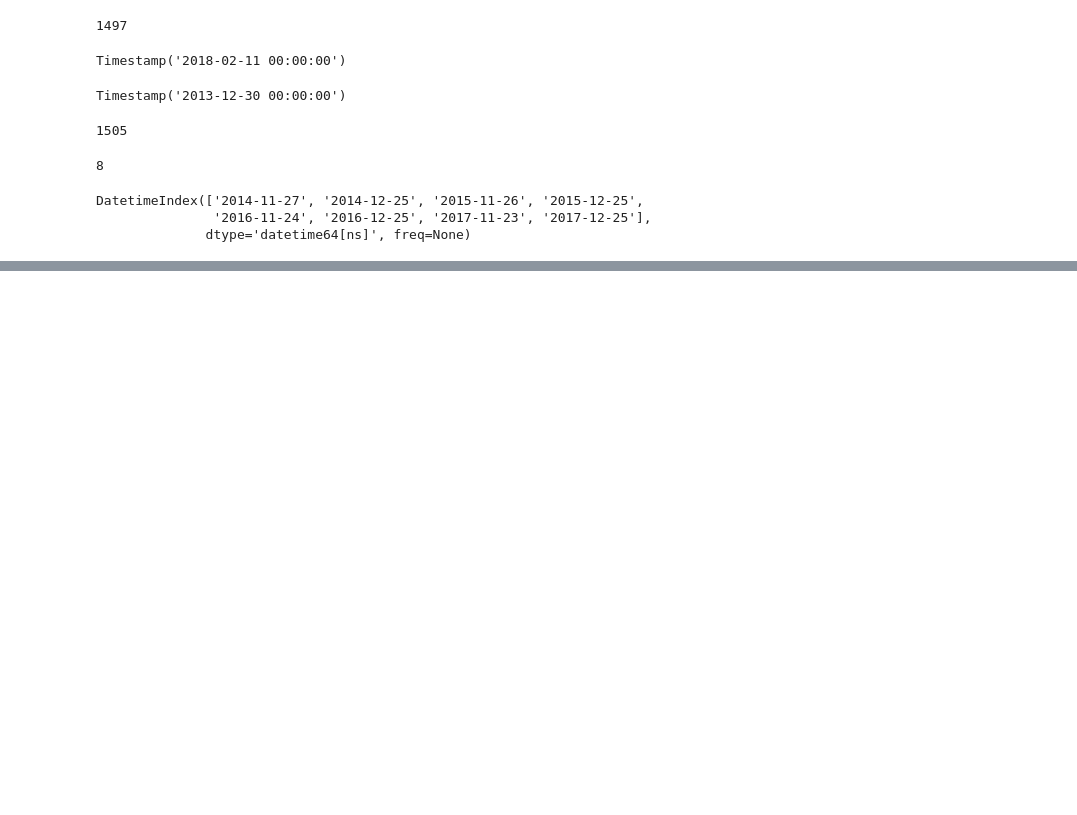
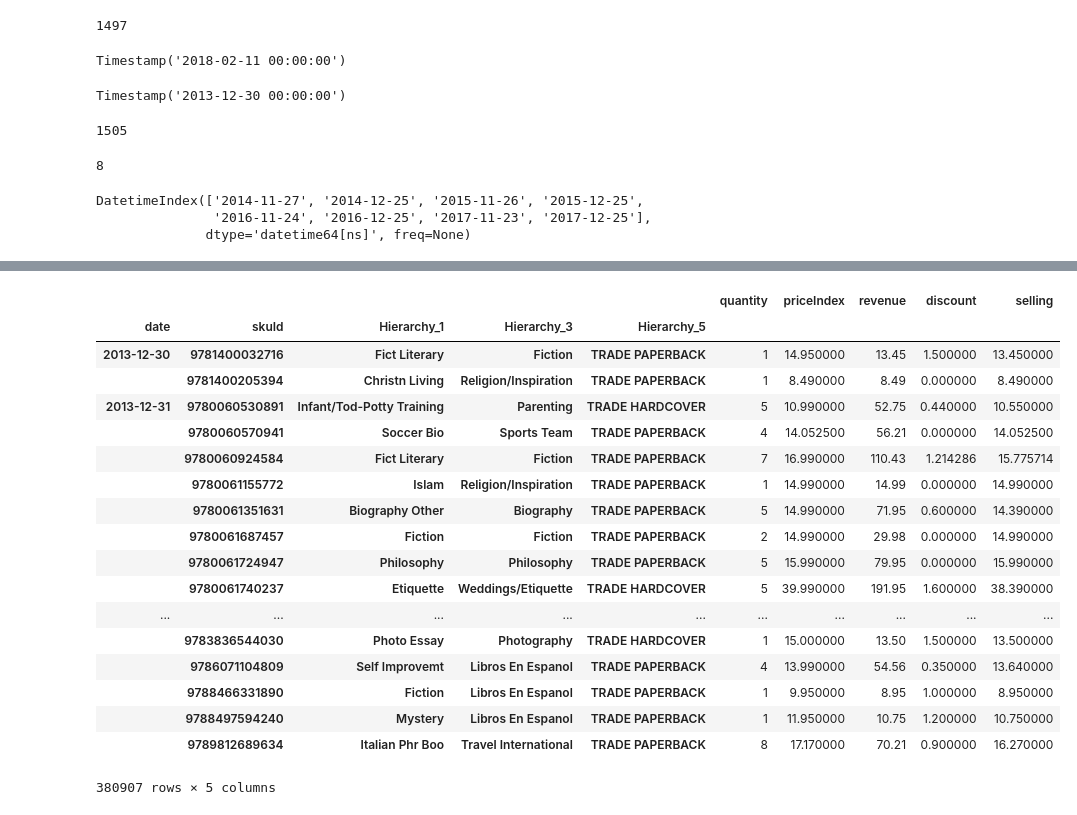
Before and after one commit to nsudhanva/target-hr-hackathon, a Jupyter notebook: main/trial.ipynb, the cells around one changed output, grey strips where cells are left out. Drawn from its saved outputs; the diff is of its cells as text; code cells hidden in the pictures; blank space fills up the shorter version.

```diff
--- a/main/trial.ipynb
+++ b/main/trial.ipynb
@@ -130,3 +131,5 @@ missing_dates
 DatetimeIndex(['2014-11-27', '2014-12-25', '2015-11-26', '2015-12-25',
                '2016-11-24', '2016-12-25', '2017-11-23', '2017-12-25'],
               dtype='datetime64[ns]', freq=None)
+# %%
+df['selling'] = df['revenue'] / df['quantity']
@@ -132,0 +176,22 @@ DatetimeIndex(['2014-11-27', '2014-12-25', '2015-11-26', '2015-12-25',
+# %%
+df.groupby(['date', 'skuId', 'Hierarchy_1', 'Hierarchy_3', 'Hierarchy_5']).sum()
+# %% [output]
+|  |  |  |  |  | quantity | priceIndex | revenue | discount | selling |
+| date | skuId | Hierarchy_1 | Hierarchy_3 | Hierarchy_5 |  |  |  |  |  |
+| 2013-12-30 | 9781400032716 | Fict Literary | Fiction | TRADE PAPERBACK | 1 | 14.950000 | 13.45 | 1.500000 | 13.450000 |
+|  | 9781400205394 | Christn Living | Religion/Inspiration | TRADE PAPERBACK | 1 | 8.490000 | 8.49 | 0.000000 | 8.490000 |
+| 2013-12-31 | 9780060530891 | Infant/Tod-Potty Training | Parenting | TRADE HARDCOVER | 5 | 10.990000 | 52.75 | 0.440000 | 10.550000 |
+|  | 9780060570941 | Soccer Bio | Sports Team | TRADE PAPERBACK | 4 | 14.052500 | 56.21 | 0.000000 | 14.052500 |
+|  | 9780060924584 | Fict Literary | Fiction | TRADE PAPERBACK | 7 | 16.990000 | 110.43 | 1.214286 | 15.775714 |
+|  | 9780061155772 | Islam | Religion/Inspiration | TRADE PAPERBACK | 1 | 14.990000 | 14.99 | 0.000000 | 14.990000 |
+|  | 9780061351631 | Biography Other | Biography | TRADE PAPERBACK | 5 | 14.990000 | 71.95 | 0.600000 | 14.390000 |
+|  | 9780061687457 | Fiction | Fiction | TRADE PAPERBACK | 2 | 14.990000 | 29.98 | 0.000000 | 14.990000 |
+|  | 9780061724947 | Philosophy | Philosophy | TRADE PAPERBACK | 5 | 15.990000 | 79.95 | 0.000000 | 15.990000 |
+|  | 9780061740237 | Etiquette | Weddings/Etiquette | TRADE HARDCOVER | 5 | 39.990000 | 191.95 | 1.600000 | 38.390000 |
+| ... | ... | ... | ... | ... | ... | ... | ... | ... | ... |
+|  | 9783836544030 | Photo Essay | Photography | TRADE HARDCOVER | 1 | 15.000000 | 13.50 | 1.500000 | 13.500000 |
+|  | 9786071104809 | Self Improvemt | Libros En Espanol | TRADE PAPERBACK | 4 | 13.990000 | 54.56 | 0.350000 | 13.640000 |
+|  | 9788466331890 | Fiction | Libros En Espanol | TRADE PAPERBACK | 1 | 9.950000 | 8.95 | 1.000000 | 8.950000 |
+|  | 9788497594240 | Mystery | Libros En Espanol | TRADE PAPERBACK | 1 | 11.950000 | 10.75 | 1.200000 | 10.750000 |
+|  | 9789812689634 | Italian Phr Boo | Travel International | TRADE PAPERBACK | 8 | 17.170000 | 70.21 | 0.900000 | 16.270000 |
+380907 rows × 5 columns
```
Also changed, not shown: parts of 7 cells of this notebook.
